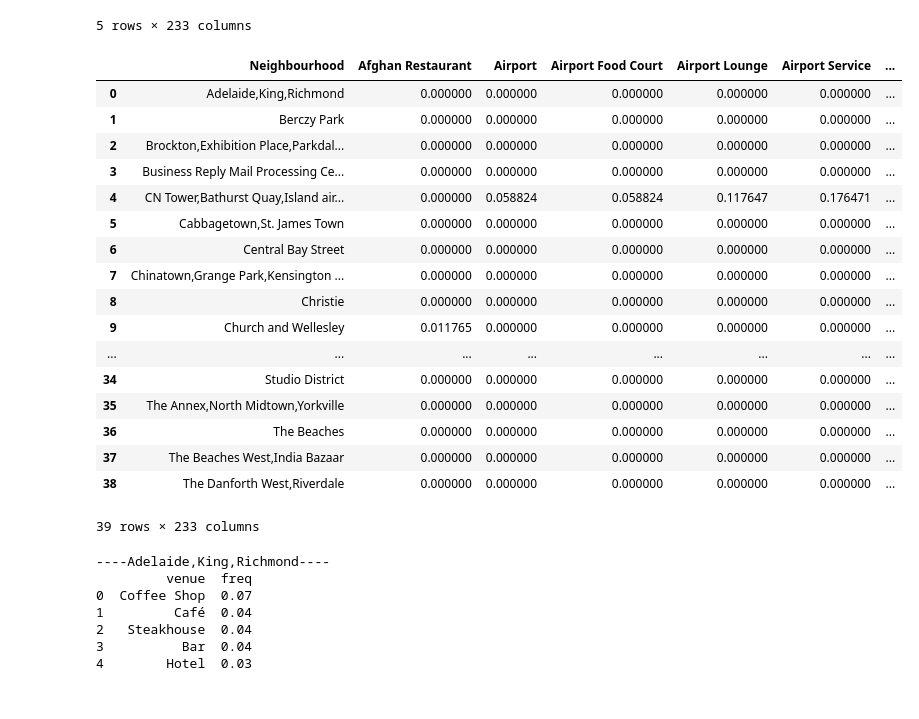
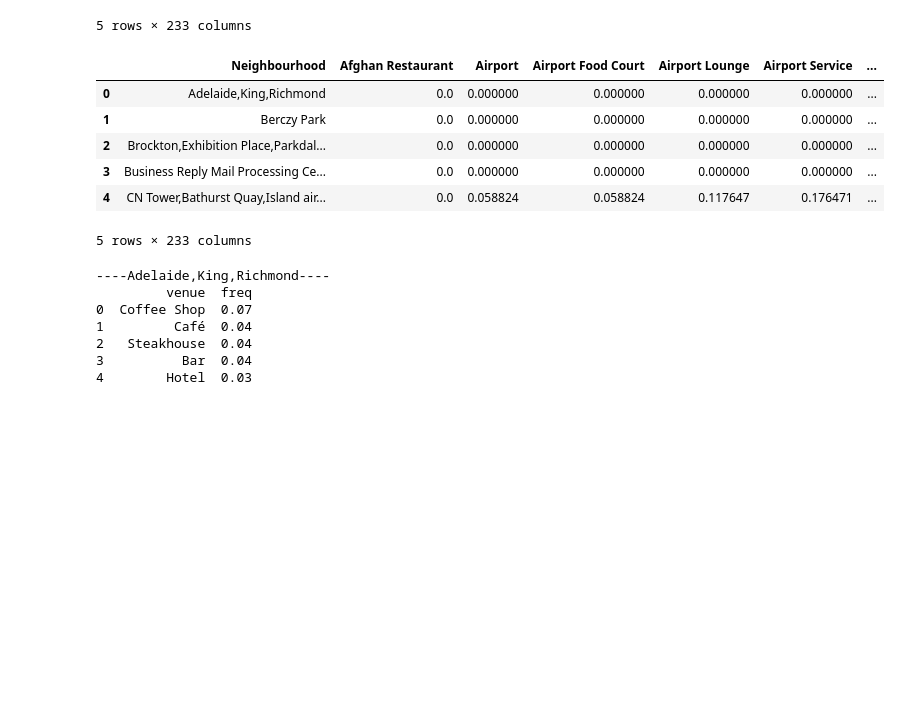
Before and after one commit to Thabetten/Capstone, a Jupyter notebook: Capstone Notebook.ipynb, the cells around one changed output. Cells and saved outputs as stored; diff of their text form; code cells hidden in the pictures; blank space fills up the shorter version.

Commit message:
Published from Watson Studio.

```diff
--- a/Capstone Notebook.ipynb
+++ b/Capstone Notebook.ipynb
@@ -390,26 +336,15 @@ tor_onehot.head()
 5 rows × 233 columns
 # %%
 tor_grouped = tor_onehot.groupby('Neighbourhood').mean().reset_index()
-tor_grouped
+tor_grouped.head()
 # %% [output]
 |  | Neighbourhood | Afghan Restaurant | Airport | Airport Food Court | Airport Lounge | Airport Service | ... |
-| 0 | Adelaide,King,Richmond | 0.000000 | 0.000000 | 0.000000 | 0.000000 | 0.000000 | ... |
-| 1 | Berczy Park | 0.000000 | 0.000000 | 0.000000 | 0.000000 | 0.000000 | ... |
-| 2 | Brockton,Exhibition Place,Parkdal... | 0.000000 | 0.000000 | 0.000000 | 0.000000 | 0.000000 | ... |
-| 3 | Business Reply Mail Processing Ce... | 0.000000 | 0.000000 | 0.000000 | 0.000000 | 0.000000 | ... |
-| 4 | CN Tower,Bathurst Quay,Island air... | 0.000000 | 0.058824 | 0.058824 | 0.117647 | 0.176471 | ... |
-| 5 | Cabbagetown,St. James Town | 0.000000 | 0.000000 | 0.000000 | 0.000000 | 0.000000 | ... |
-| 6 | Central Bay Street | 0.000000 | 0.000000 | 0.000000 | 0.000000 | 0.000000 | ... |
-| 7 | Chinatown,Grange Park,Kensington ... | 0.000000 | 0.000000 | 0.000000 | 0.000000 | 0.000000 | ... |
-| 8 | Christie | 0.000000 | 0.000000 | 0.000000 | 0.000000 | 0.000000 | ... |
-| 9 | Church and Wellesley | 0.011765 | 0.000000 | 0.000000 | 0.000000 | 0.000000 | ... |
-| ... | ... | ... | ... | ... | ... | ... | ... |
-| 34 | Studio District | 0.000000 | 0.000000 | 0.000000 | 0.000000 | 0.000000 | ... |
-| 35 | The Annex,North Midtown,Yorkville | 0.000000 | 0.000000 | 0.000000 | 0.000000 | 0.000000 | ... |
-| 36 | The Beaches | 0.000000 | 0.000000 | 0.000000 | 0.000000 | 0.000000 | ... |
-| 37 | The Beaches West,India Bazaar | 0.000000 | 0.000000 | 0.000000 | 0.000000 | 0.000000 | ... |
-| 38 | The Danforth West,Riverdale | 0.000000 | 0.000000 | 0.000000 | 0.000000 | 0.000000 | ... |
+| 0 | Adelaide,King,Richmond | 0.0 | 0.000000 | 0.000000 | 0.000000 | 0.000000 | ... |
+| 1 | Berczy Park | 0.0 | 0.000000 | 0.000000 | 0.000000 | 0.000000 | ... |
+| 2 | Brockton,Exhibition Place,Parkdal... | 0.0 | 0.000000 | 0.000000 | 0.000000 | 0.000000 | ... |
+| 3 | Business Reply Mail Processing Ce... | 0.0 | 0.000000 | 0.000000 | 0.000000 | 0.000000 | ... |
+| 4 | CN Tower,Bathurst Quay,Island air... | 0.0 | 0.058824 | 0.058824 | 0.117647 | 0.176471 | ... |
-39 rows × 233 columns
+5 rows × 233 columns
 # %%
 num_top_venues = 5
 
```
Also changed, not shown: parts of 5 cells of this notebook.
